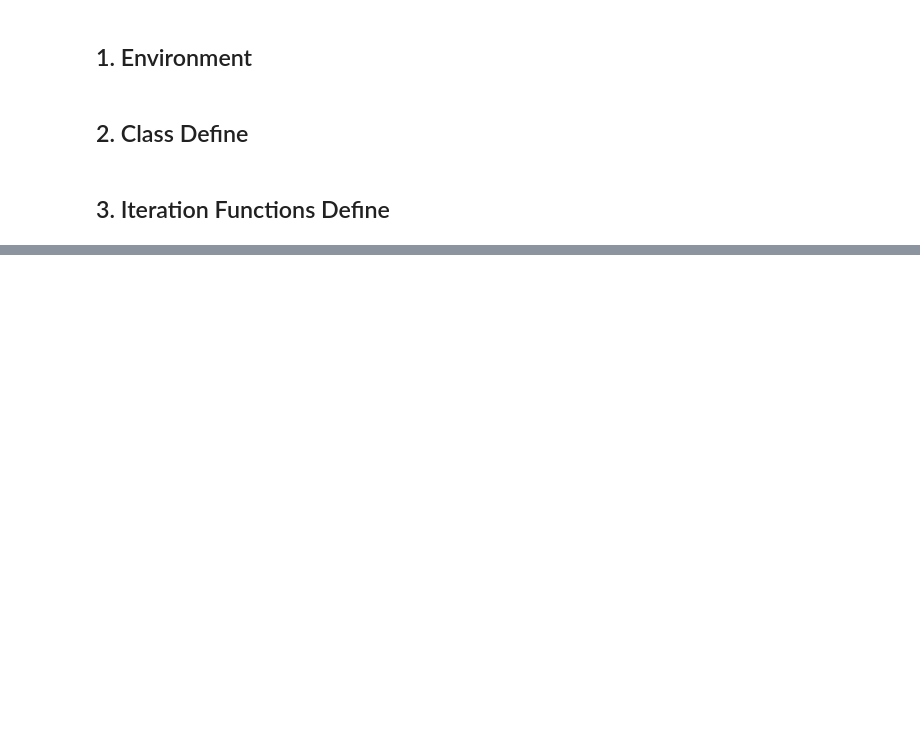
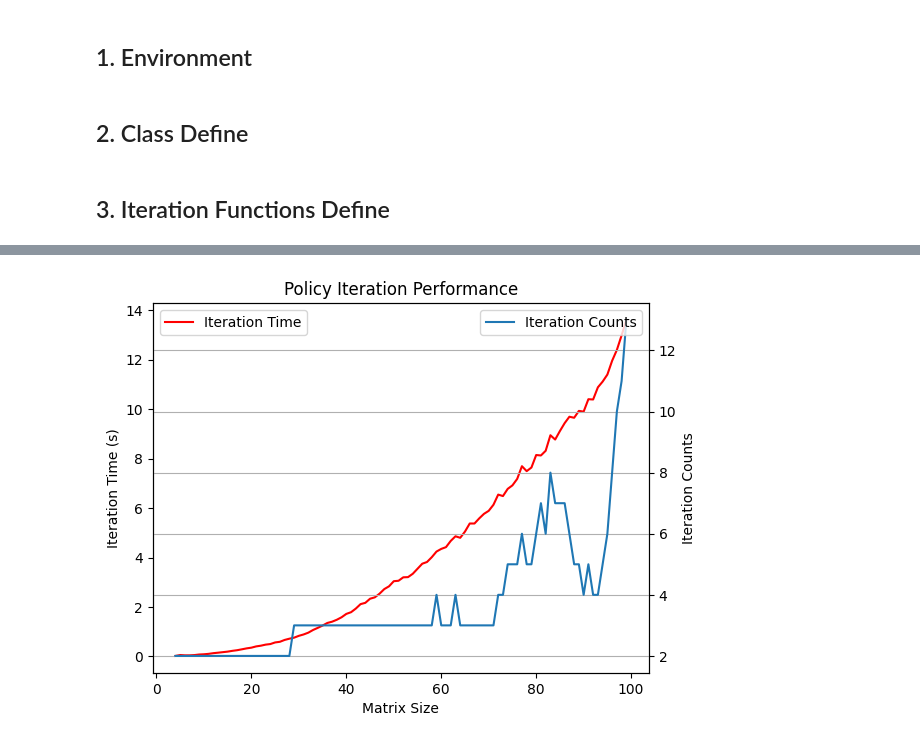
Before and after one commit to LuminolT/reinforcement-learning-exp, a Jupyter notebook: 01-DP-homework.ipynb, the cells around one changed output, grey strips where cells are left out. Cells and saved outputs as stored; diff of their text form; code cells hidden in the pictures; blank space fills up the shorter version.

```diff
--- a/01-DP-homework.ipynb
+++ b/01-DP-homework.ipynb
@@ -257,7 +257,7 @@ def policy_improve(env: MatrixEnv, values: ValueTable, policies: Policies) -> bo
 def value_iter(env: MatrixEnv, values: ValueTable, upper_bound: float) -> None:
 
     ## counter
-    iter = 0
+    iters = 0
 
     delta = 2 * upper_bound
 
@@ -303,9 +303,10 @@ def value_iter(env: MatrixEnv, values: ValueTable, upper_bound: float) -> None:
         # for s in env.states:
         #     values.update(s=s,value=tempv[s])
 
-        iter += 1
+        iters += 1
 
-    print('\r> iteration: {} delta: {}'.format(iter, delta), flush=True, end="")
+    return iters
+    # print('\r> iteration: {} delta: {}'.format(iter, delta), flush=True, end="")
 # %%
 import time
 
@@ -381,0 +481,39 @@ Evaluation: [reward] 1.0 [step] 14
+# %%
+value_iters = []
+value_time = []
+value_reward = []
+value_step = []
+nums = []
+
+for i in range(4, 100):
+    iters, time_cost, rewards, step = test_value(i)
+    nums.append(i)
+    value_iters.append(iters)
+    value_time.append(time_cost)
+    value_reward.append(rewards)
+    value_step.append(step)
+# %%
+import matplotlib.pyplot as plt
+
+fig = plt.figure()
+
+ax = fig.add_subplot()
+
+ax.plot(nums, policy_time, label='Iteration Time', color='r')
+ax.set_ylabel('Iteration Time (s)')
+ax.legend(loc='upper left')
+# ax.set_ylim(0, 40)
+
+ax2 = ax.twinx()
+ax2.plot(nums, policy_iter, label='Iteration Counts')
+ax2.set_ylabel("Iteration Counts")
+# ax2.set_ylim(60, 100)
+ax2.legend(loc='upper right')
+
+ax.set_xlabel("Matrix Size")
+
+plt.title('Policy Iteration Performance')
+plt.grid()
+plt.show()
+# %% [output]
+[figure, added]
```
Also changed, not shown: parts of 10 cells of this notebook.
